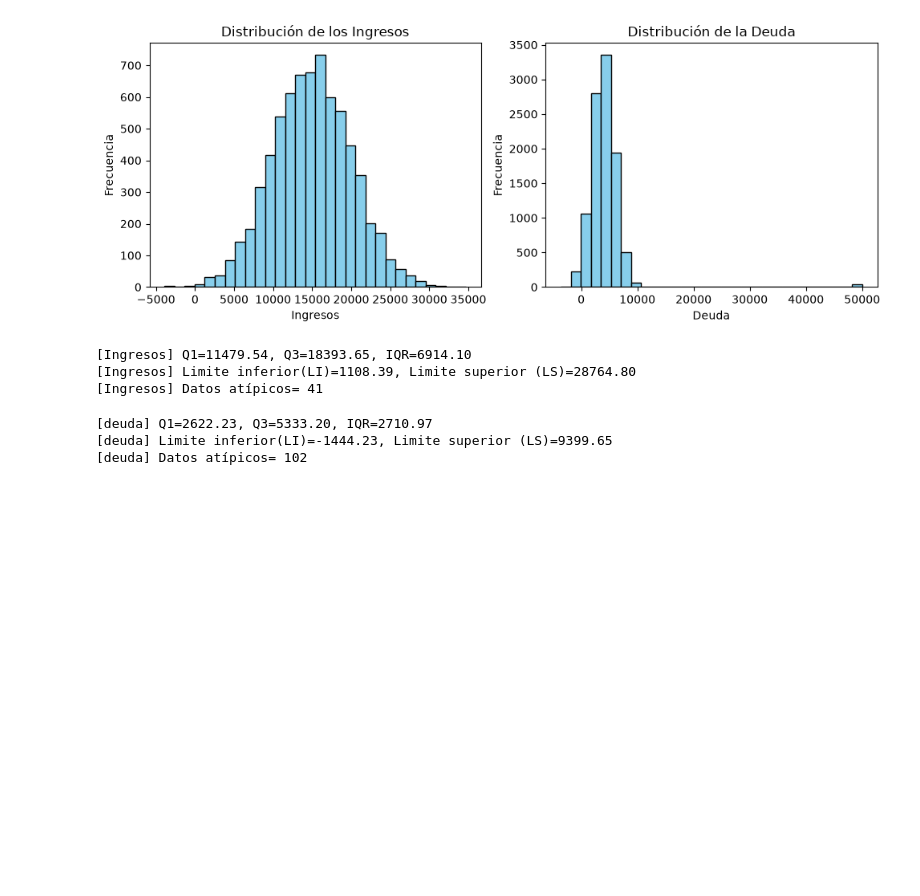
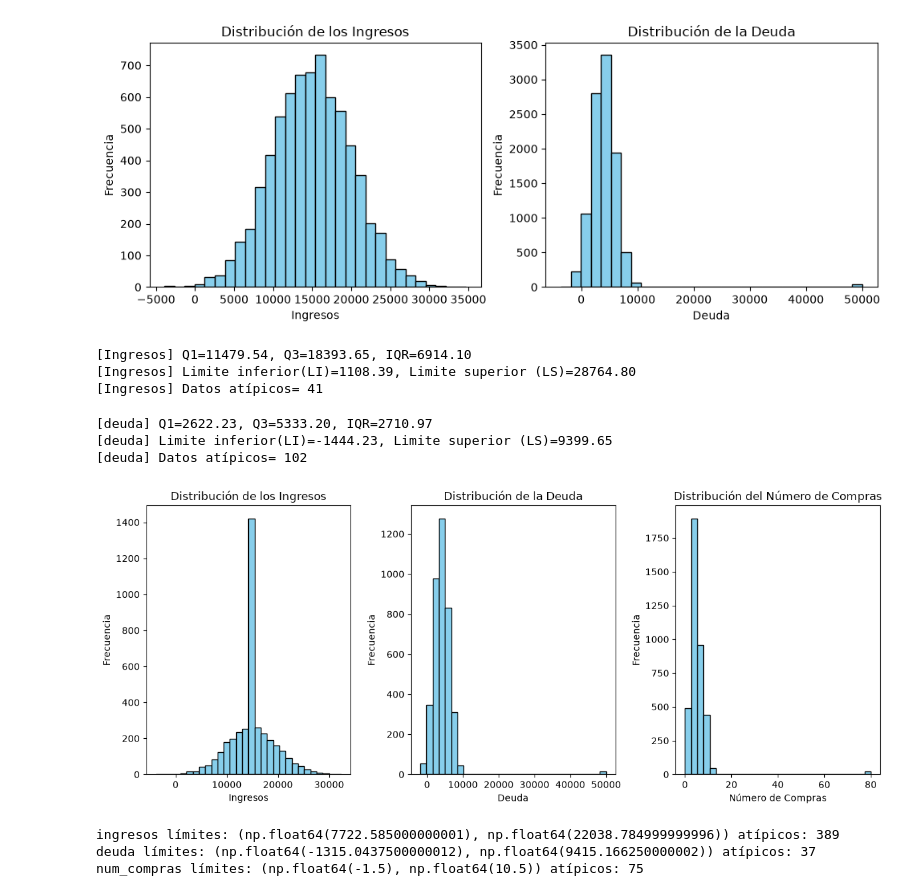
Before and after one commit to pdanielvazquez/limpieza-preprocesamiento-datos-dd-ibero-o26, a Jupyter notebook: limpieza-preprocesamiento.ipynb, the cells around one changed output. Cells and saved outputs as stored; diff of their text form; code cells hidden in the pictures; blank space fills up the shorter version.

```diff
--- a/limpieza-preprocesamiento.ipynb
+++ b/limpieza-preprocesamiento.ipynb
@@ -498,3 +498,58 @@ print(f"[deuda] Datos atípicos= {outliers_deuda}")
 [deuda] Q1=2622.23, Q3=5333.20, IQR=2710.97
 [deuda] Limite inferior(LI)=-1444.23, Limite superior (LS)=9399.65
 [deuda] Datos atípicos= 102
+# %%
+# Generando subplots con la grafica de distribución de los diferentes de las diferentes variables numéricas del DataFrame
+plt.figure(figsize=(12, 5))
+# Subplot 1: Distribución de los ingresos
+plt.subplot(1, 3, 1)
+plt.hist(df_auxiliar['ingresos'], bins=30, color='skyblue', edgecolor='black')
+plt.title('Distribución de los Ingresos')
+plt.xlabel('Ingresos')
+plt.ylabel('Frecuencia')
+
+# Subplot 2: Distribución de la deuda
+plt.subplot(1, 3, 2)
+plt.hist(df_auxiliar['deuda'], bins=30, color='skyblue', edgecolor='black')
+plt.title('Distribución de la Deuda')
+plt.xlabel('Deuda')
+plt.ylabel('Frecuencia')
+
+# Subplot 3: Distribución del numero de compras
+plt.subplot(1, 3, 3)
+plt.hist(df_auxiliar['num_compras'], bins=30, color='skyblue', edgecolor='black')
+plt.title('Distribución del Número de Compras')
+plt.xlabel('Número de Compras')
+plt.ylabel('Frecuencia')
+
+plt.tight_layout()
+plt.show()
+# %% [output]
+[figure, added]
+# %%
+# Identificando datos atípicos
+columnas = ['ingresos', 'deuda', 'num_compras']
+df_auxiliar = df_auxiliar.copy()
+
+for col in columnas:
+    q1 = df_auxiliar[col].quantile(0.25)
+    q3 = df_auxiliar[col].quantile(0.75)
+    iqr = q3 - q1
+
+    inferior = q1 - 1.5 * iqr
+    superior = q3 + 1.5 * iqr
+
+    df_auxiliar[f'{col}_atipico'] = (
+        (df_auxiliar[col] < inferior) |
+        (df_auxiliar[col] > superior)
+    )
+
+    print(
+        col,
+        'límites:', (inferior, superior),
+        'atípicos:', df_auxiliar[f'{col}_atipico'].sum()
+    )
+# %% [output]
+ingresos límites: (np.float64(7722.585000000001), np.float64(22038.784999999996)) atípicos: 389
+deuda límites: (np.float64(-1315.0437500000012), np.float64(9415.166250000002)) atípicos: 37
+num_compras límites: (np.float64(-1.5), np.float64(10.5)) atípicos: 75
```
